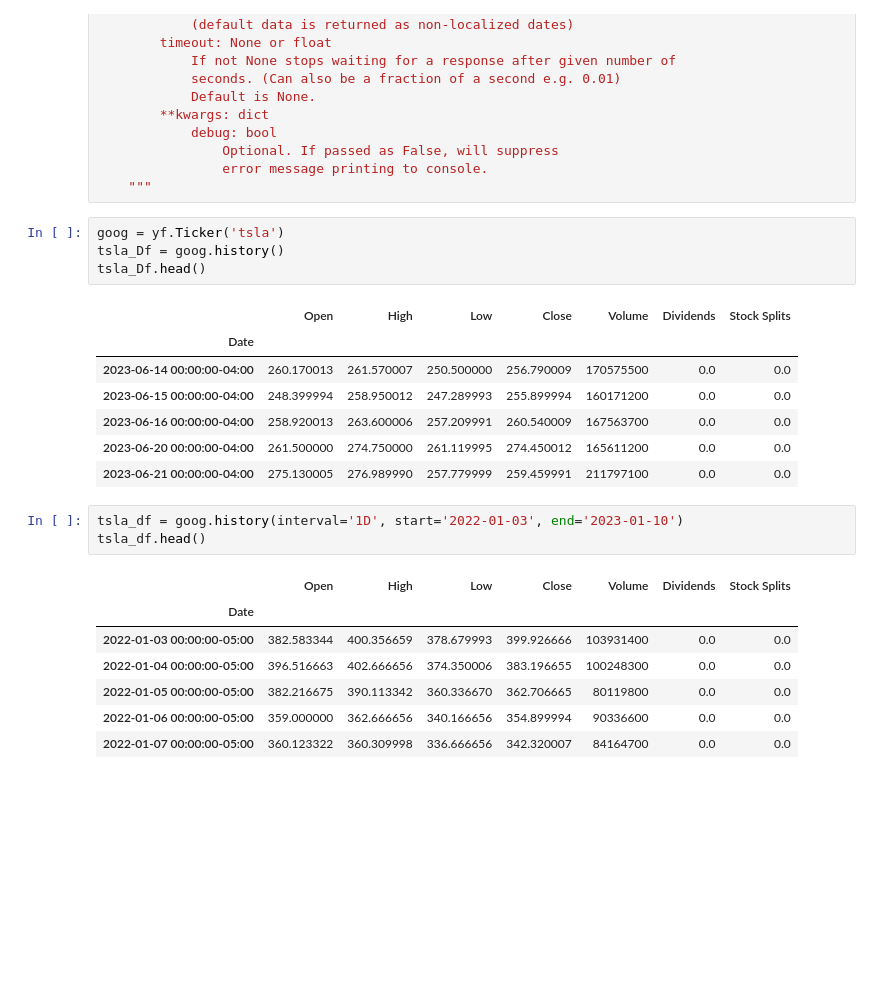
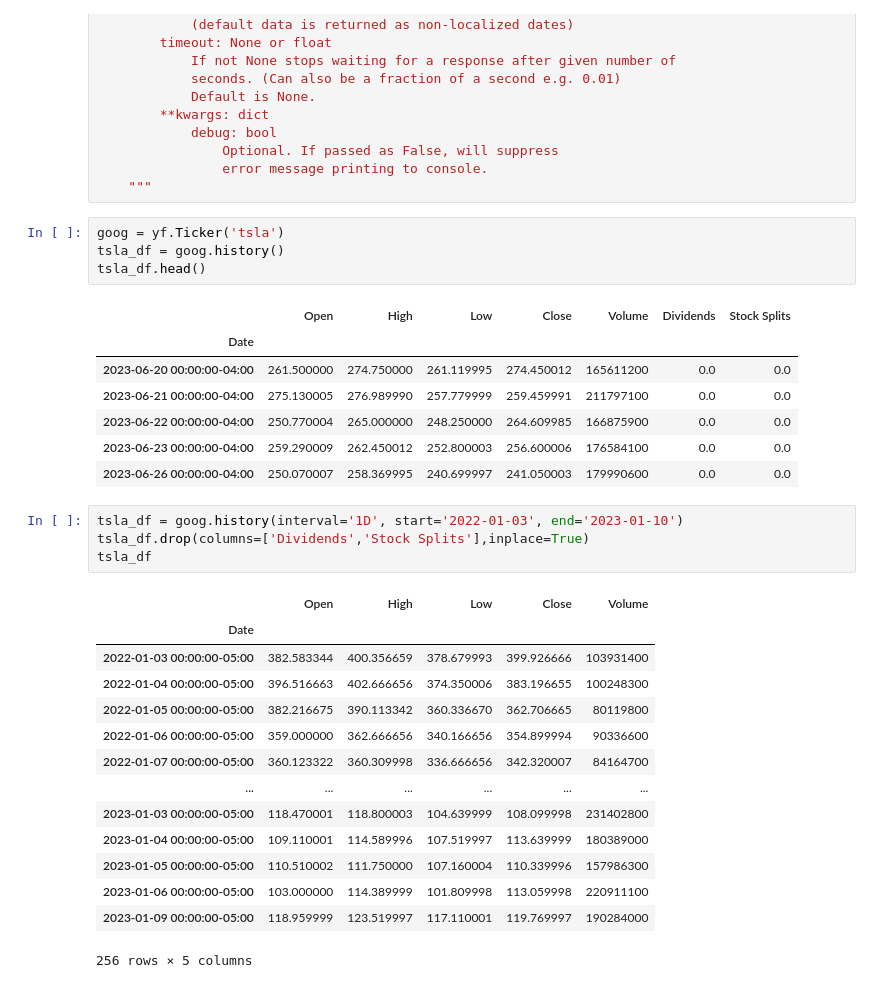
Before and after one commit to Negi97Mohit/Series-7, a Jupyter notebook: trade.ipynb, the cells around one changed output. Saved outputs shown, nothing was run; the diff lists cells and outputs as text; blank space fills up the shorter version.

```diff
--- a/trade.ipynb
+++ b/trade.ipynb
@@ -51,24 +53,32 @@ def history(self, period="1mo", interval="1d",
     """
 # %%
 goog = yf.Ticker('tsla')
-tsla_Df = goog.history()
-tsla_Df.head()
+tsla_df = goog.history()
+tsla_df.head()
 # %% [output]
 |  | Open | High | Low | Close | Volume | Dividends | Stock Splits |
 | Date |  |  |  |  |  |  |  |
-| 2023-06-14 00:00:00-04:00 | 260.170013 | 261.570007 | 250.500000 | 256.790009 | 170575500 | 0.0 | 0.0 |
-| 2023-06-15 00:00:00-04:00 | 248.399994 | 258.950012 | 247.289993 | 255.899994 | 160171200 | 0.0 | 0.0 |
-| 2023-06-16 00:00:00-04:00 | 258.920013 | 263.600006 | 257.209991 | 260.540009 | 167563700 | 0.0 | 0.0 |
 | 2023-06-20 00:00:00-04:00 | 261.500000 | 274.750000 | 261.119995 | 274.450012 | 165611200 | 0.0 | 0.0 |
 | 2023-06-21 00:00:00-04:00 | 275.130005 | 276.989990 | 257.779999 | 259.459991 | 211797100 | 0.0 | 0.0 |
+| 2023-06-22 00:00:00-04:00 | 250.770004 | 265.000000 | 248.250000 | 264.609985 | 166875900 | 0.0 | 0.0 |
+| 2023-06-23 00:00:00-04:00 | 259.290009 | 262.450012 | 252.800003 | 256.600006 | 176584100 | 0.0 | 0.0 |
+| 2023-06-26 00:00:00-04:00 | 250.070007 | 258.369995 | 240.699997 | 241.050003 | 179990600 | 0.0 | 0.0 |
 # %%
 tsla_df = goog.history(interval='1D', start='2022-01-03', end='2023-01-10')
-tsla_df.head()
+tsla_df.drop(columns=['Dividends','Stock Splits'],inplace=True)
+tsla_df
 # %% [output]
-|  | Open | High | Low | Close | Volume | Dividends | Stock Splits |
-| Date |  |  |  |  |  |  |  |
-| 2022-01-03 00:00:00-05:00 | 382.583344 | 400.356659 | 378.679993 | 399.926666 | 103931400 | 0.0 | 0.0 |
-| 2022-01-04 00:00:00-05:00 | 396.516663 | 402.666656 | 374.350006 | 383.196655 | 100248300 | 0.0 | 0.0 |
-| 2022-01-05 00:00:00-05:00 | 382.216675 | 390.113342 | 360.336670 | 362.706665 | 80119800 | 0.0 | 0.0 |
-| 2022-01-06 00:00:00-05:00 | 359.000000 | 362.666656 | 340.166656 | 354.899994 | 90336600 | 0.0 | 0.0 |
-| 2022-01-07 00:00:00-05:00 | 360.123322 | 360.309998 | 336.666656 | 342.320007 | 84164700 | 0.0 | 0.0 |
+|  | Open | High | Low | Close | Volume |
+| Date |  |  |  |  |  |
+| 2022-01-03 00:00:00-05:00 | 382.583344 | 400.356659 | 378.679993 | 399.926666 | 103931400 |
+| 2022-01-04 00:00:00-05:00 | 396.516663 | 402.666656 | 374.350006 | 383.196655 | 100248300 |
+| 2022-01-05 00:00:00-05:00 | 382.216675 | 390.113342 | 360.336670 | 362.706665 | 80119800 |
+| 2022-01-06 00:00:00-05:00 | 359.000000 | 362.666656 | 340.166656 | 354.899994 | 90336600 |
+| 2022-01-07 00:00:00-05:00 | 360.123322 | 360.309998 | 336.666656 | 342.320007 | 84164700 |
+| ... | ... | ... | ... | ... | ... |
+| 2023-01-03 00:00:00-05:00 | 118.470001 | 118.800003 | 104.639999 | 108.099998 | 231402800 |
+| 2023-01-04 00:00:00-05:00 | 109.110001 | 114.589996 | 107.519997 | 113.639999 | 180389000 |
+| 2023-01-05 00:00:00-05:00 | 110.510002 | 111.750000 | 107.160004 | 110.339996 | 157986300 |
+| 2023-01-06 00:00:00-05:00 | 103.000000 | 114.389999 | 101.809998 | 113.059998 | 220911100 |
+| 2023-01-09 00:00:00-05:00 | 118.959999 | 123.519997 | 117.110001 | 119.769997 | 190284000 |
+256 rows × 5 columns
```
Also changed, not shown: parts of 6 cells of this notebook, 2 other files.
